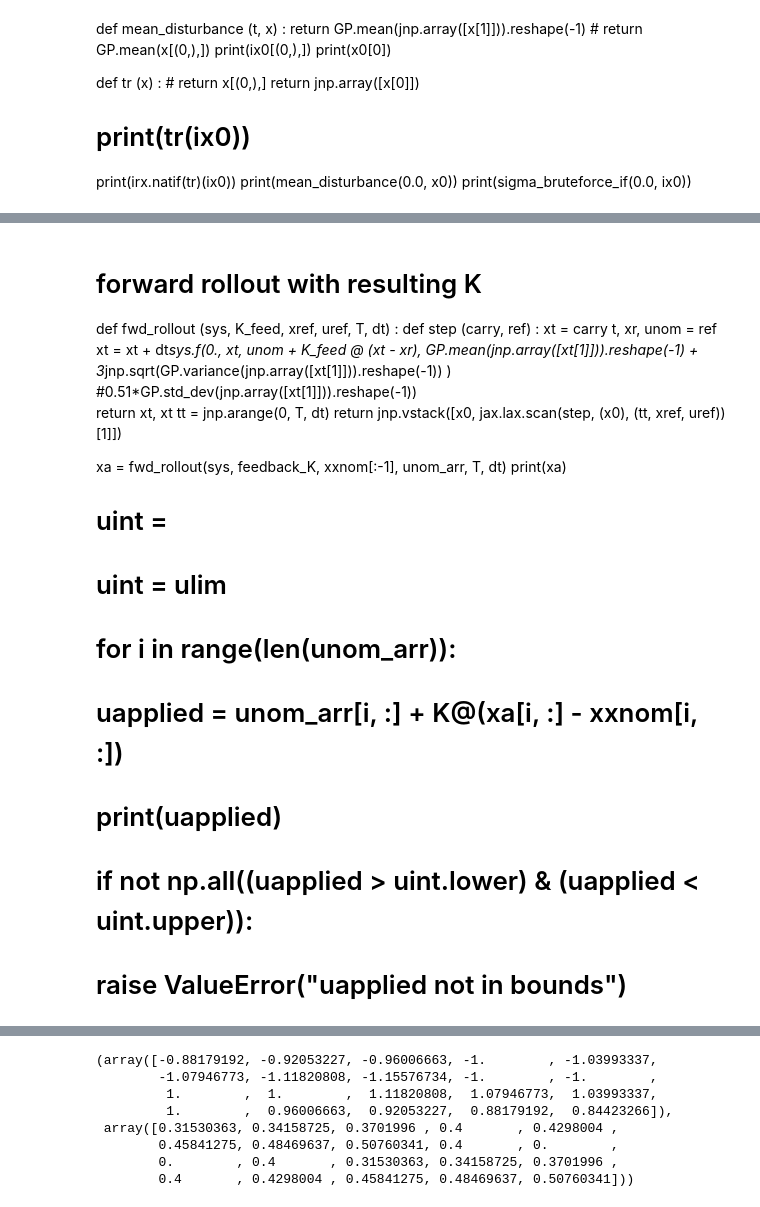
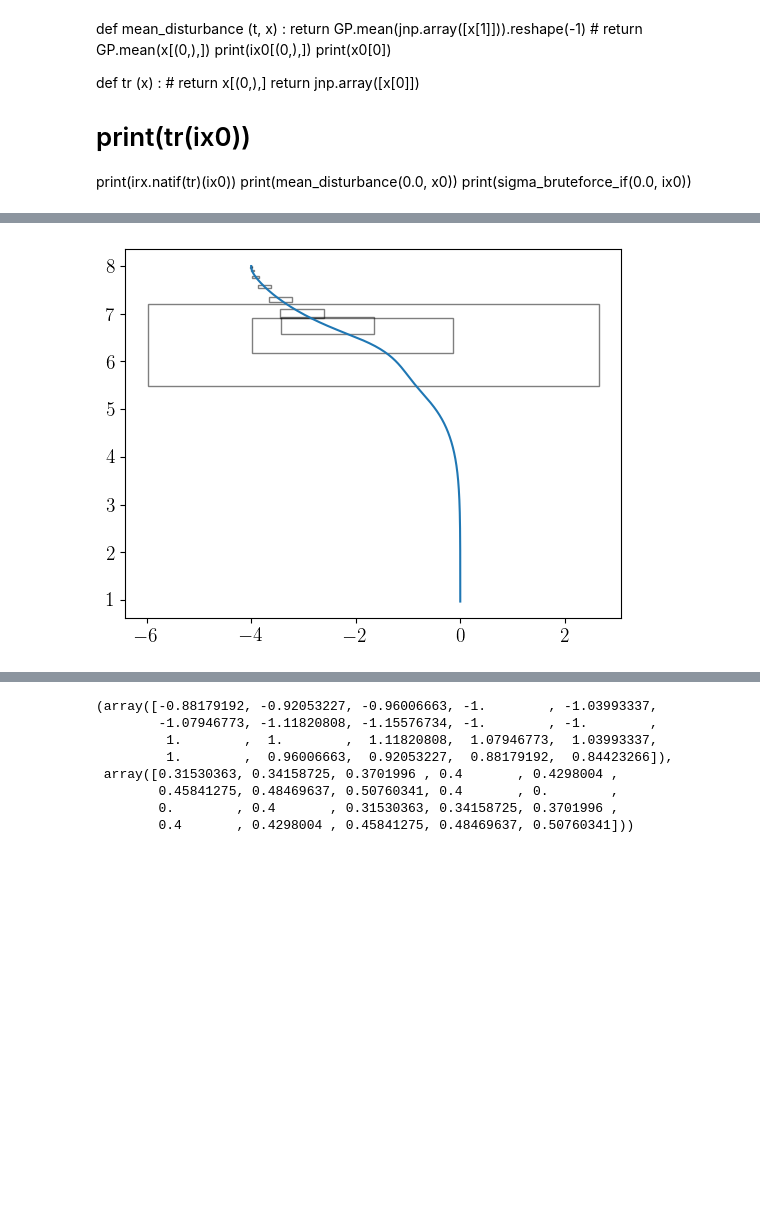
Before and after one commit to caoenqi/rta_mmtvgp, a Jupyter notebook: rta_matlab_compare_tvgp.ipynb, the cells around one changed output, grey strips where cells are left out. Drawn from its saved outputs; the diff is of its cells as text; code cells hidden in the pictures; blank space fills up the shorter version.

```diff
--- a/rta_matlab_compare_tvgp.ipynb
+++ b/rta_matlab_compare_tvgp.ipynb
@@ -37,11 +35,12 @@ An NVIDIA GPU may be present on this machine, but a CUDA-enabled jaxlib is not i
 # %%
 # system dynamics and initial conditions
 
-class PlanarMultirotorTransformed (irx.System) :
+class PlanarMultirotor (irx.System) :
     def __init__ (self) :
         self.xlen = 5
         self.evolution = 'continuous'
 
+    ## TRANSFORMED DYNAMICS
     # def f(self, t, x, u, w):
     #     px, py, h, v, theta = x.ravel()
     #     # u1, u2 = u.ravel()
@@ -72,6 +71,8 @@ class PlanarMultirotorTransformed (irx.System) :
     #         u1 - g*np.cos(theta) - w1*np.sin(theta),
     #         u2
     #     ])
+
+    ## ORIGINAL DYNAMICS
     def f(self, t, x, u, w):
         px, py, vx, vy, theta = x.ravel()
         # u1, u2 = u.ravel()
@@ -103,7 +104,7 @@ class PlanarMultirotorTransformed (irx.System) :
             u2
         ])
 
-sys = PlanarMultirotorTransformed()
+sys = PlanarMultirotor()
 
 # initial conditions
 x0 = jnp.array([-4., 8., 0., 0., 0.1])
@@ -116,7 +117,7 @@ x0_buf = jnp.array([0.01, 0.01, 0.01, 0.01, 0.01])
 ix0 = irx.icentpert(x0, x0_buf)
 print(ix0)
 
-ulim = irx.interval([-5, -5],[15, 5])
+ulim = irx.interval([-1, -1.],[1, 1.])*10 + u0
 
 former_disturbance_GP = GPR(jnp.array([[-2,-0.66005468347438],
                                        [0,1.71910828159421],
@@ -339,7 +383,8 @@ print(backup_K)
 t0 = 0.     # Initial time
 dt = 0.01  # Time step
 
-T = 30.0   # Horizon for one step of the algorithm
+T_initial = 0.2   # Horizon for initial rollout (0.05 works)
+T = 10.0   # Horizon for closed-loop rollout
 tt = np.arange(t0, T+dt, dt)
 # print(tt)
 # T = 0.1
@@ -356,8 +401,7 @@ perm = irx.Permutation((0, 1, 2, 3, 4, 5, 6, 7, 8))
 # G_perm = irx.Permutation((0, 1, 3, 4, 5, 2))
 
 # sigma_mjacM = irx.mjacM(sigma)
-# sigma_jacM = irx.jacM(sigma)
-# sigma_perm = irx.Permutation((0, 1, 3, 4, 5, 2))
+
 
 # print(sigma(0.0, x0))
 
@@ -504,24 +580,20 @@ xx, xxnom, unom_arr= rollout(0.0, ix0, x0, feedback_K, backup_K, obs)
-# %%
-#timing analysis
-for i in range(100):
-    xx, xxnom, unom_arr = rollout(0.0, ix0, x0, feedback_K, backup_K, obs)
-# %% [markdown]
-# forward rollout with resulting K
-def fwd_rollout (sys, K_feed, xref, uref, T, dt) :
-    def step (carry, ref) :
-        xt = carry
-        t, xr, unom = ref
-        xt = xt + dt*sys.f(0., xt, unom + K_feed @ (xt - xr), GP.mean(jnp.array([xt[1]])).reshape(-1) + 3*jnp.sqrt(GP.variance(jnp.array([xt[1]])).reshape(-1)) ) #0.51*GP.std_dev(jnp.array([xt[1]])).reshape(-1))
-        return xt, xt
-    tt = jnp.arange(0, T, dt)
-    return jnp.vstack([x0, jax.lax.scan(step, (x0), (tt, xref, uref))[1]])
-
-xa = fwd_rollout(sys, feedback_K, xxnom[:-1], unom_arr, T, dt)
-print(xa)
-# uint =
-# uint = ulim
-# for i in range(len(unom_arr)):
-#     uapplied = unom_arr[i, :] + K@(xa[i, :] - xxnom[i, :])
-#     print(uapplied)
-#     if not np.all((uapplied > uint.lower) & (uapplied < uint.upper)):
-#         raise ValueError("uapplied not in bounds")
+# %%
+
+import matplotlib.pyplot as plt
+
+plt.figure()
+plt.plot(xxnom[:, 0], xxnom[:, 1], label='x pos nominal')
+
+PLOT_EVERY = 10
+PLOT_UNTIL = 100
+# plot rectangles to show finv tube
+for i in range(0, min(xxnom.shape[0], PLOT_UNTIL), PLOT_EVERY):
+    x_center = xxnom[i, 0]
+    y_center = xxnom[i, 1]
+    width = np.abs(xx[i, 0] - xx[i, 5])
+    height = np.abs(xx[i, 1] - xx[i, 6])
+    rect = Rectangle((x_center - width/2, y_center - height/2), width, height,
+                     linewidth=1, edgecolor='k', facecolor='none', alpha=0.5)
+    plt.gca().add_patch(rect)
+# %% [output]
+[figure, added]
```
Also changed, not shown: parts of 24 cells of this notebook, 1 other file.
